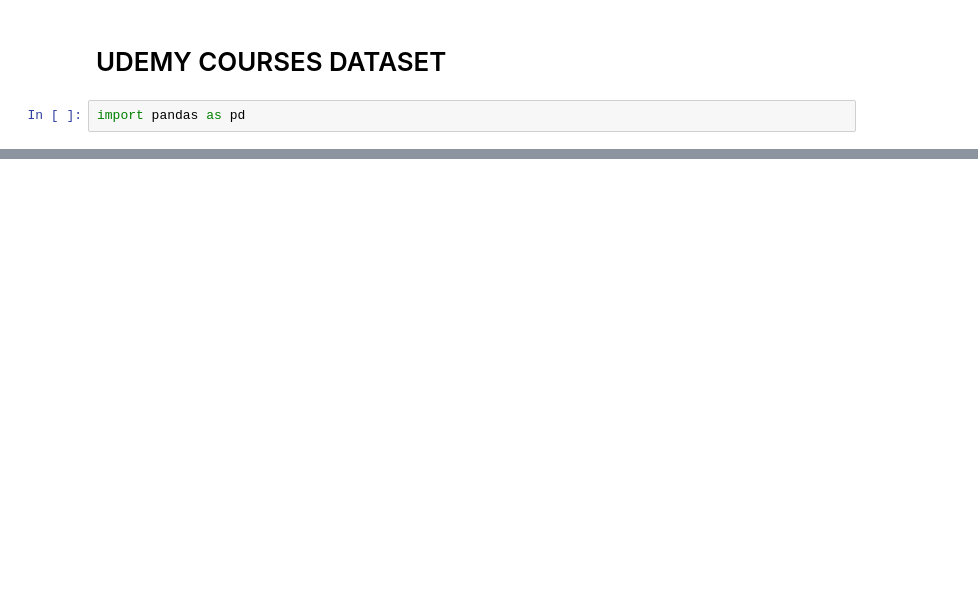
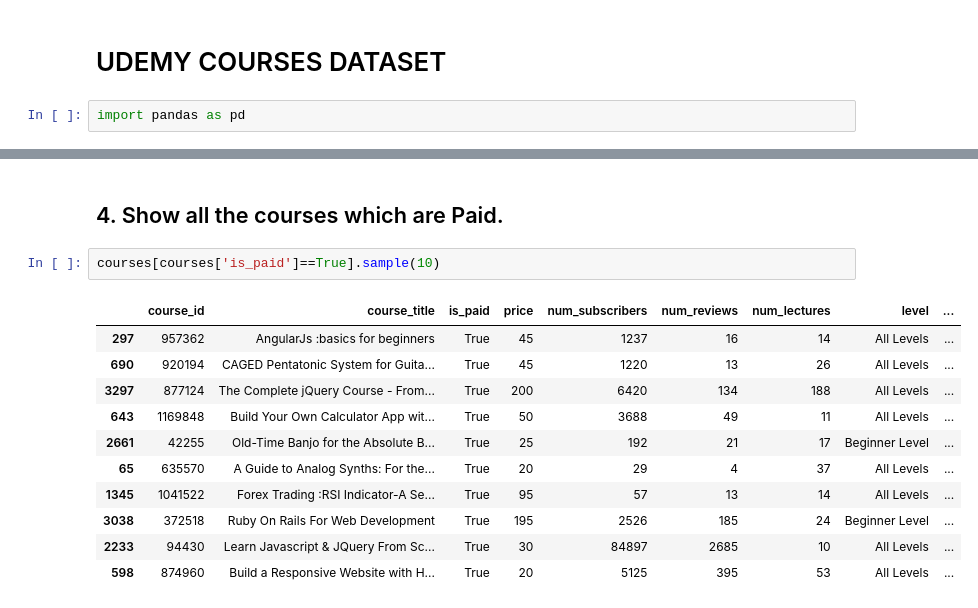
Before and after one commit to Jay-Jun123/DA_Project, a Jupyter notebook: Courses/udemy_courses.ipynb, the cells around one changed output, grey strips where cells are left out. Saved outputs shown, nothing was run; the diff lists cells and outputs as text; blank space fills up the shorter version.

```diff
--- a/Courses/udemy_courses.ipynb
+++ b/Courses/udemy_courses.ipynb
@@ -20,0 +63,16 @@ pd.read_csv(r'./data/7. Udemy Courses.csv')
+# %% [markdown]
+## 4. Show all the courses which are Paid.
+# %%
+courses[courses['is_paid']==True].sample(10)
+# %% [output]
+|  | course_id | course_title | is_paid | price | num_subscribers | num_reviews | num_lectures | level | ... |
+| 297 | 957362 | AngularJs :basics for beginners | True | 45 | 1237 | 16 | 14 | All Levels | ... |
+| 690 | 920194 | CAGED Pentatonic System for Guita... | True | 45 | 1220 | 13 | 26 | All Levels | ... |
+| 3297 | 877124 | The Complete jQuery Course - From... | True | 200 | 6420 | 134 | 188 | All Levels | ... |
+| 643 | 1169848 | Build Your Own Calculator App wit... | True | 50 | 3688 | 49 | 11 | All Levels | ... |
+| 2661 | 42255 | Old-Time Banjo for the Absolute B... | True | 25 | 192 | 21 | 17 | Beginner Level | ... |
+| 65 | 635570 | A Guide to Analog Synths: For the... | True | 20 | 29 | 4 | 37 | All Levels | ... |
+| 1345 | 1041522 | Forex Trading :RSI Indicator-A Se... | True | 95 | 57 | 13 | 14 | All Levels | ... |
+| 3038 | 372518 | Ruby On Rails For Web Development | True | 195 | 2526 | 185 | 24 | Beginner Level | ... |
+| 2233 | 94430 | Learn Javascript & JQuery From Sc... | True | 30 | 84897 | 2685 | 10 | All Levels | ... |
+| 598 | 874960 | Build a Responsive Website with H... | True | 20 | 5125 | 395 | 53 | All Levels | ... |
```
Also changed, not shown: parts of 21 cells of this notebook.
